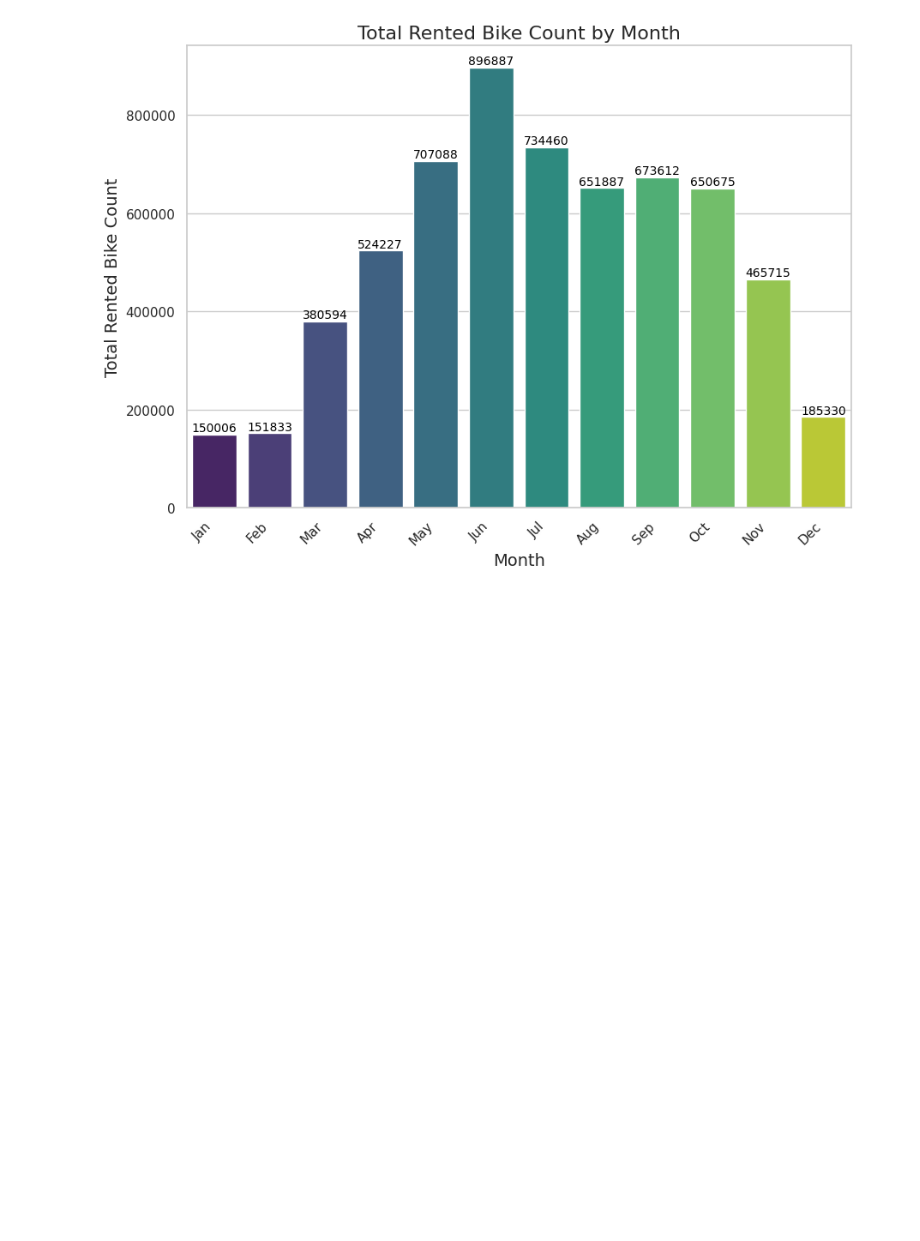
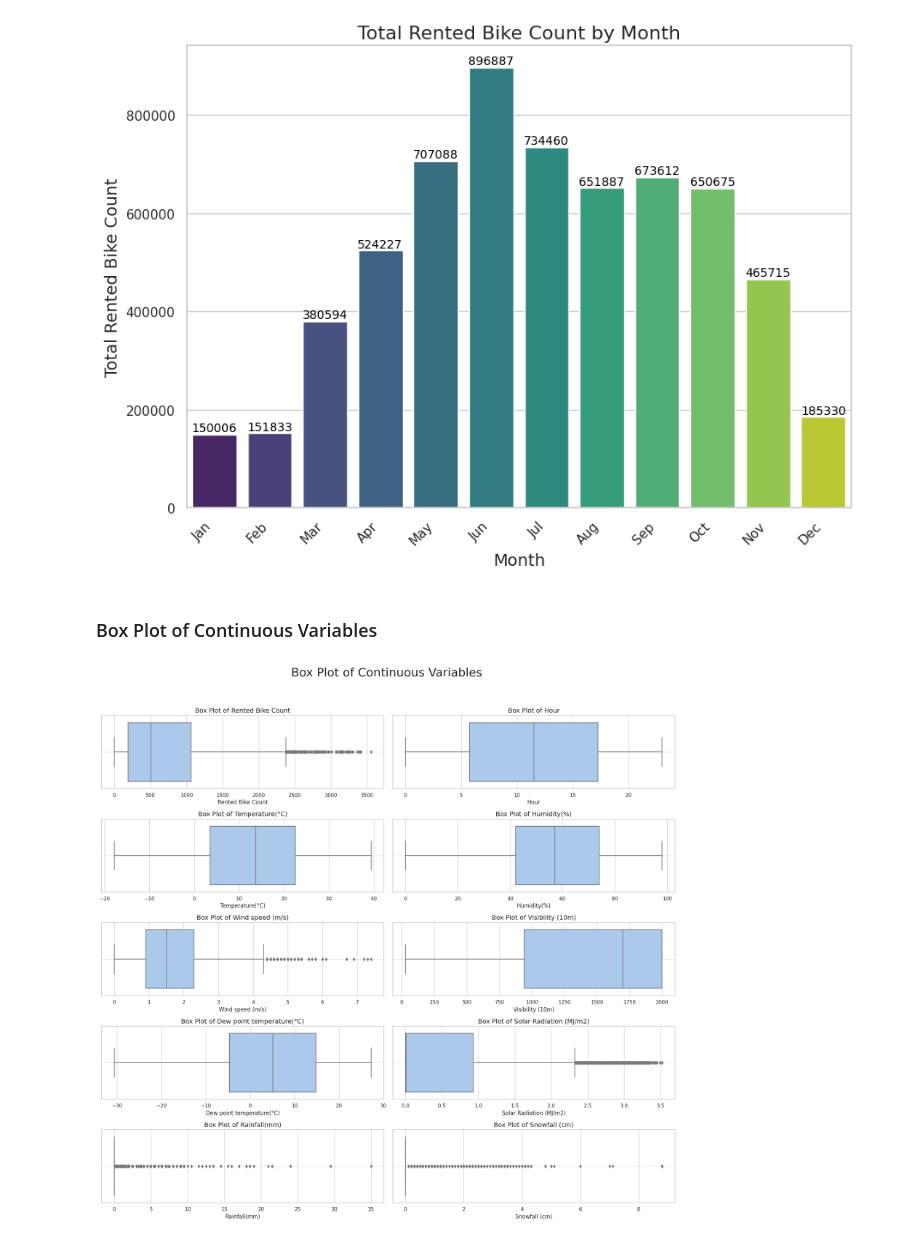
Before and after one commit to Jayesh-Ah/ME228-DS-ML, a Jupyter notebook: ME228_Project_Kaggle.ipynb, the cells around one changed output. Cells and saved outputs as stored; diff of their text form; code cells hidden in the pictures; blank space fills up the shorter version.

```diff
--- a/ME228_Project_Kaggle.ipynb
+++ b/ME228_Project_Kaggle.ipynb
@@ -223,3 +241,33 @@ for i, count in enumerate(Month["Rented Bike Count"]):
 plt.show()
 # %% [output]
 [figure]
+# %% [markdown]
+### Box Plot of Continuous Variables
+# %%
+# Set the color palette
+sns.set_palette("pastel")
+
+# Create a figure and axes
+plt.figure(figsize=(18, 18))
+
+# Loop over each continuous column and create a box plot
+for i, col in enumerate(df.select_dtypes(include=['float64','int64']).columns):
+    ax = plt.subplot(5, 2, i+1)
+    sns.boxplot(data=df, x=col, ax=ax)
+
+    # Add horizontal grid lines for better readability
+    ax.grid(axis='y', linestyle='--', alpha=0.7)
+
+    # Set title and axis labels
+    ax.set_title(f'Box Plot of {col}', fontsize=14)
+    ax.set_xlabel(col, fontsize=12)
+    ax.set_ylabel('')
+
+# Adjust layout and add super title
+plt.suptitle('Box Plot of Continuous Variables', fontsize=26)
+plt.tight_layout(rect=[0, 0.03, 1, 0.95])
+
+# Show the plot
+plt.show()
+# %% [output]
+[figure, added]
```
Also changed, not shown: parts of 15 cells of this notebook.
